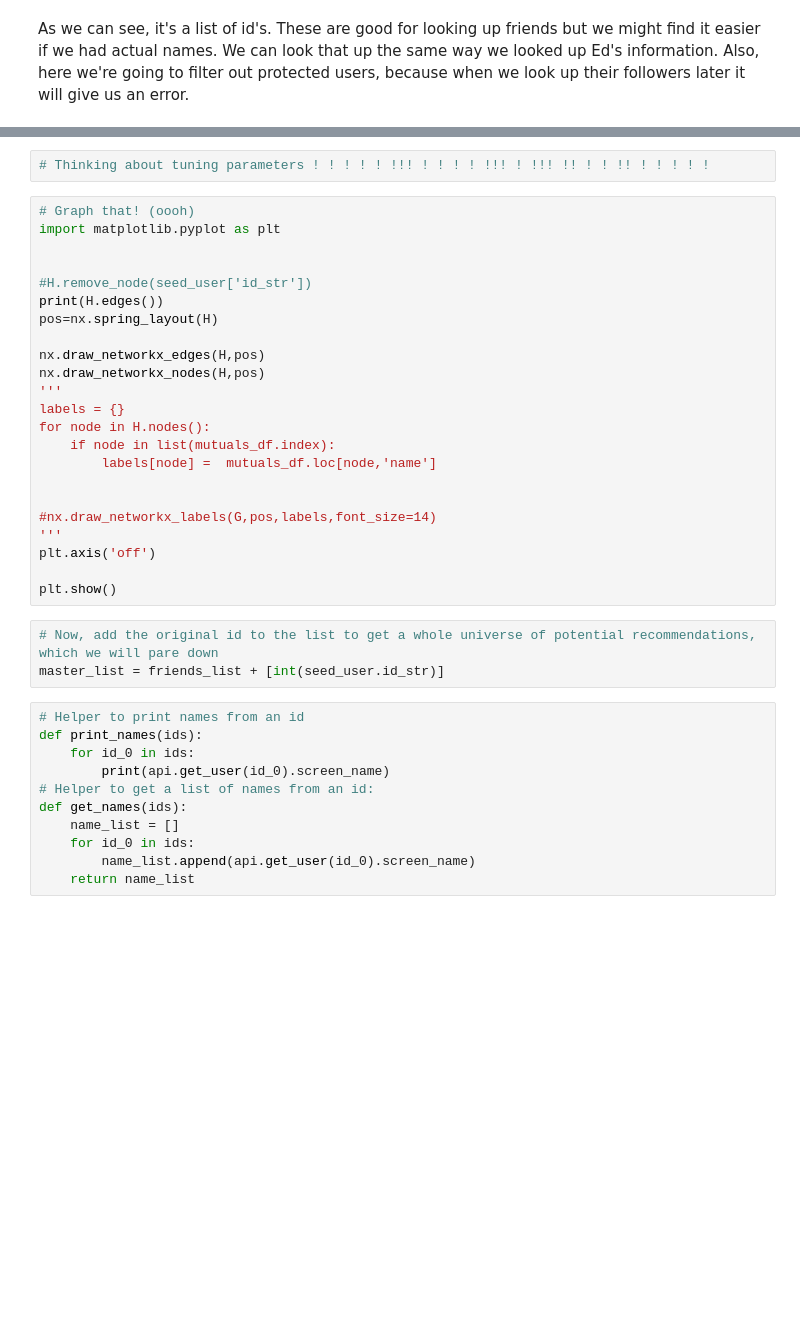
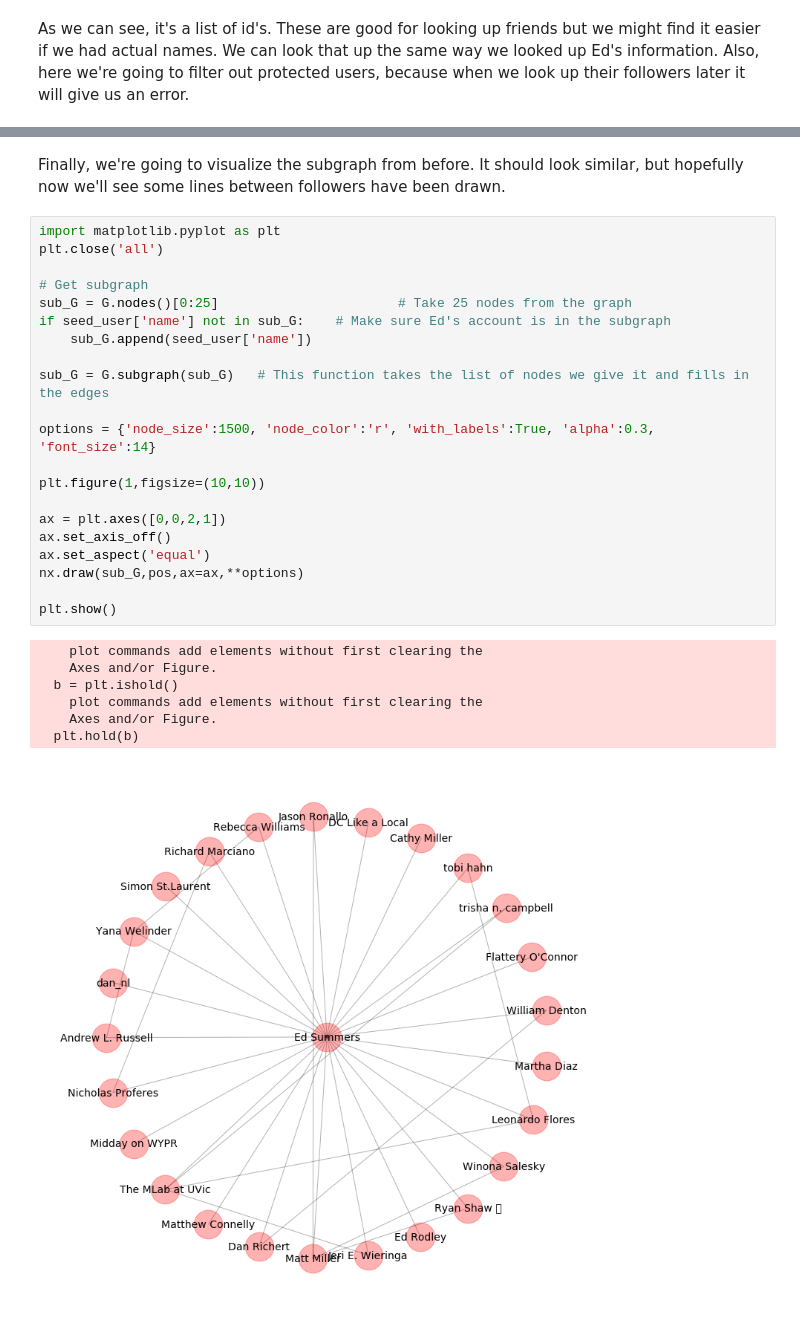
Before and after one commit to egfrank/twitter-tutorials, a Jupyter notebook: Finding Communities on Twitter.ipynb, the cells around one changed output, grey strips where cells are left out. Cells and saved outputs as stored; diff of their text form; blank space fills up the shorter version.

```diff
--- a/Finding Communities on Twitter.ipynb
+++ b/Finding Communities on Twitter.ipynb
@@ -332,39 +167,31 @@ for user in mutual_names:
-# %%
-# Thinking about tuning parameters ! ! ! ! ! !!! ! ! ! ! !!! ! !!! !! ! ! !! ! ! ! ! !
-# %%
-# Graph that! (oooh)
-import matplotlib.pyplot as plt
-
-
-#H.remove_node(seed_user['id_str'])
-print(H.edges())
-pos=nx.spring_layout(H)
-
-nx.draw_networkx_edges(H,pos)
-nx.draw_networkx_nodes(H,pos)
-'''
-labels = {}
-for node in H.nodes():
-    if node in list(mutuals_df.index):
-        labels[node] =  mutuals_df.loc[node,'name']
-
-
-#nx.draw_networkx_labels(G,pos,labels,font_size=14)
-'''
-plt.axis('off')
-
-plt.show()
-# %%
-# Now, add the original id to the list to get a whole universe of potential recommendations, which we will pare down
-master_list = friends_list + [int(seed_user.id_str)]
-# %%
-# Helper to print names from an id
-def print_names(ids):
-    for id_0 in ids:
-        print(api.get_user(id_0).screen_name)
-# Helper to get a list of names from an id:
-def get_names(ids):
-    name_list = []
-    for id_0 in ids:
-        name_list.append(api.get_user(id_0).screen_name)
-    return name_list
+# %% [markdown]
+Finally, we're going to visualize the subgraph from before. It should look similar, but hopefully now we'll see some lines between followers have been drawn.
+# %%
+import matplotlib.pyplot as plt
+plt.close('all')
+
+# Get subgraph
+sub_G = G.nodes()[0:25]                       # Take 25 nodes from the graph
+if seed_user['name'] not in sub_G:    # Make sure Ed's account is in the subgraph
+    sub_G.append(seed_user['name'])
+
+sub_G = G.subgraph(sub_G)   # This function takes the list of nodes we give it and fills in the edges
+
+options = {'node_size':1500, 'node_color':'r', 'with_labels':True, 'alpha':0.3, 'font_size':14}
+
+plt.figure(1,figsize=(10,10))
+
+ax = plt.axes([0,0,2,1])
+ax.set_axis_off()
+ax.set_aspect('equal')
+nx.draw(sub_G,pos,ax=ax,**options)
+
+plt.show()
+# %% [output]
+    plot commands add elements without first clearing the
+    Axes and/or Figure.
+  b = plt.ishold()
+    plot commands add elements without first clearing the
+    Axes and/or Figure.
+  plt.hold(b)
+[figure, added]
```
Also changed, not shown: parts of 26 cells of this notebook.
